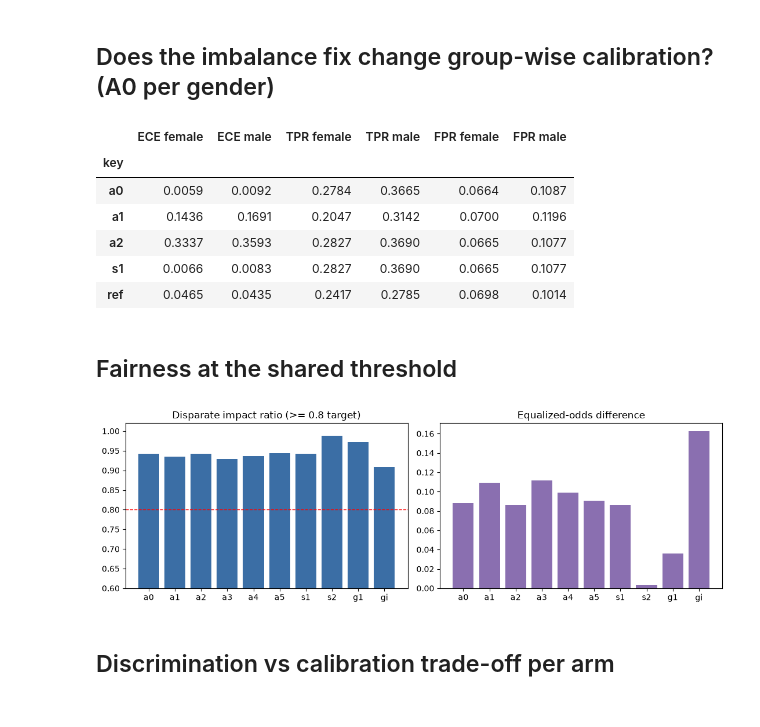
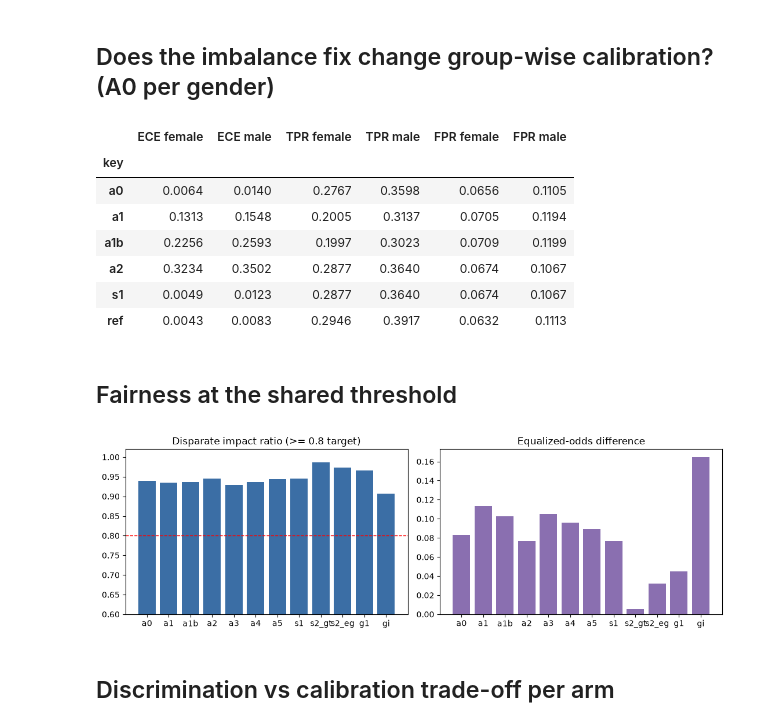
Before and after one commit to arghyadeep-deb/fairness-aware-credit-scoring, a Jupyter notebook: notebooks/02_baselines.ipynb, the cells around one changed output. Saved outputs shown, nothing was run; the diff lists cells and outputs as text; code cells hidden in the pictures.

```diff
--- a/notebooks/02_baselines.ipynb
+++ b/notebooks/02_baselines.ipynb
@@ -94,28 +112,29 @@ plt.tight_layout(); plt.show()
 # %% [markdown]
 ## Does the imbalance fix change group-wise calibration? (A0 per gender)
 # %%
-g = res.loc[['a0', 'a1', 'a2', 's1', 'ref'], ['ece_f', 'ece_m', 'tpr_f', 'tpr_m', 'fpr_f', 'fpr_m']].round(4)
+g = res.loc[['a0', 'a1', 'a1b', 'a2', 's1', 'ref'], ['ece_f', 'ece_m', 'tpr_f', 'tpr_m', 'fpr_f', 'fpr_m']].round(4)
 g.columns = ['ECE female', 'ECE male', 'TPR female', 'TPR male', 'FPR female', 'FPR male']
 g
 # %% [output]
 |  | ECE female | ECE male | TPR female | TPR male | FPR female | FPR male |
 | key |  |  |  |  |  |  |
-| a0 | 0.0059 | 0.0092 | 0.2784 | 0.3665 | 0.0664 | 0.1087 |
-| a1 | 0.1436 | 0.1691 | 0.2047 | 0.3142 | 0.0700 | 0.1196 |
-| a2 | 0.3337 | 0.3593 | 0.2827 | 0.3690 | 0.0665 | 0.1077 |
-| s1 | 0.0066 | 0.0083 | 0.2827 | 0.3690 | 0.0665 | 0.1077 |
-| ref | 0.0465 | 0.0435 | 0.2417 | 0.2785 | 0.0698 | 0.1014 |
+| a0 | 0.0064 | 0.0140 | 0.2767 | 0.3598 | 0.0656 | 0.1105 |
+| a1 | 0.1313 | 0.1548 | 0.2005 | 0.3137 | 0.0705 | 0.1194 |
+| a1b | 0.2256 | 0.2593 | 0.1997 | 0.3023 | 0.0709 | 0.1199 |
+| a2 | 0.3234 | 0.3502 | 0.2877 | 0.3640 | 0.0674 | 0.1067 |
+| s1 | 0.0049 | 0.0123 | 0.2877 | 0.3640 | 0.0674 | 0.1067 |
+| ref | 0.0043 | 0.0083 | 0.2946 | 0.3917 | 0.0632 | 0.1113 |
 # %% [markdown]
 ## Fairness at the shared threshold
 # %%
-fo = [k for k in ['a0','a1','a2','a3','a4','a5','s1','s2','g1','gi'] if k in res.index]
+fo = [k for k in ['a0','a1','a1b','a2','a3','a4','a5','s1','s2_gt','s2_eg','g1','gi'] if k in res.index]
 fig, ax = plt.subplots(1, 2, figsize=(11, 3.6))
 ax[0].bar(fo, res.loc[fo, 'dir'], color='#3b6ea5'); ax[0].axhline(0.8, color='r', ls='--', lw=1)
 ax[0].set_title('Disparate impact ratio (>= 0.8 target)'); ax[0].set_ylim(0.6, 1.02)
 ax[1].bar(fo, res.loc[fo, 'eod'], color='#8a6fb0'); ax[1].set_title('Equalized-odds difference')
 plt.tight_layout(); plt.show()
 # %% [output]
-[figure, old version]
+[figure, new version]
 # %% [markdown]
 ## Discrimination vs calibration trade-off per arm
 # %%
```
Also changed, not shown: parts of 10 cells of this notebook, 20 other files.
